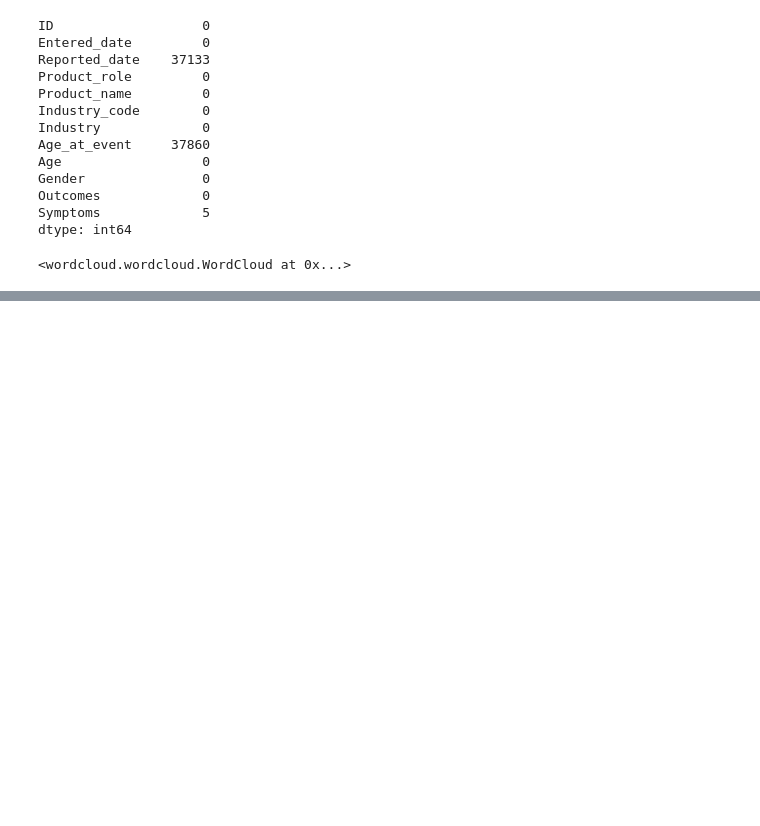
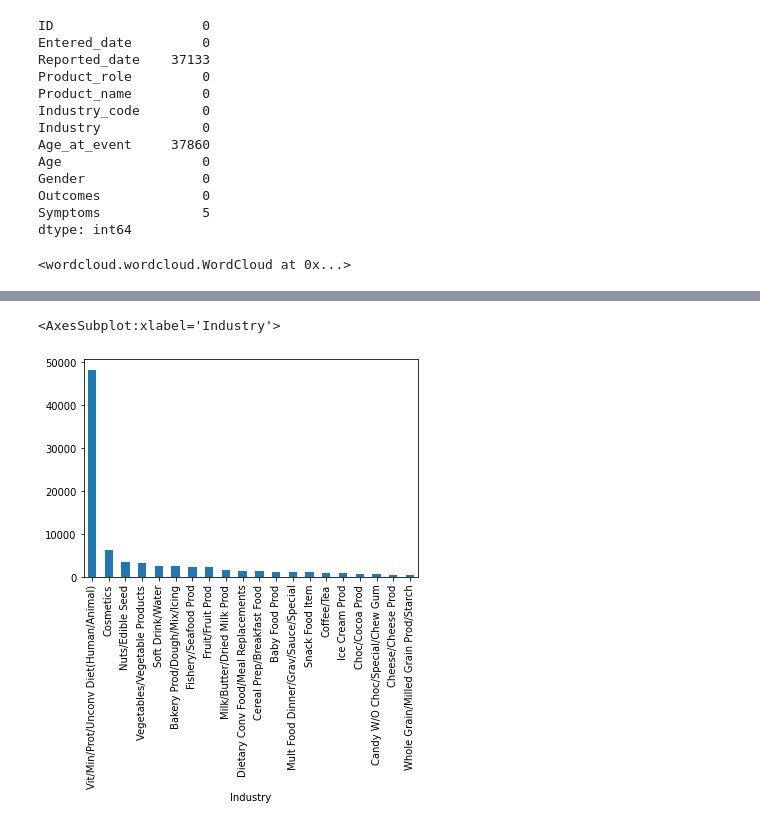
Before and after one commit to littlepham/Adverse-Food-Effects, a Jupyter notebook: Project Data Science Programming.ipynb, the cells around one changed output, grey strips where cells are left out. Saved outputs shown, nothing was run; the diff lists cells and outputs as text; code cells hidden in the pictures; blank space fills up the shorter version.

```diff
--- a/Project Data Science Programming.ipynb
+++ b/Project Data Science Programming.ipynb
@@ -209,0 +215,5 @@ df.head()
+# %%
+df[df['Product_name']!="REDACTED"].groupby('Industry')['Product_name'].agg('count').sort_values(ascending=False)[:20].plot(kind='bar')
+# %% [output]
+<AxesSubplot:xlabel='Industry'>
+[figure, added]
```
Also changed, not shown: parts of 1 cell of this notebook.
